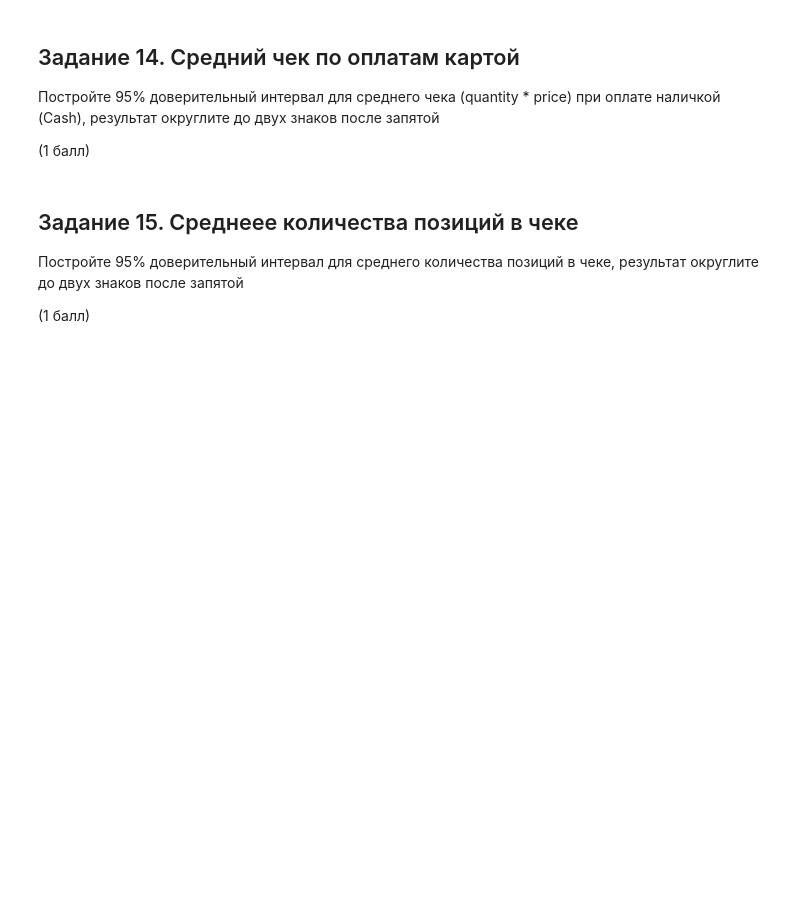
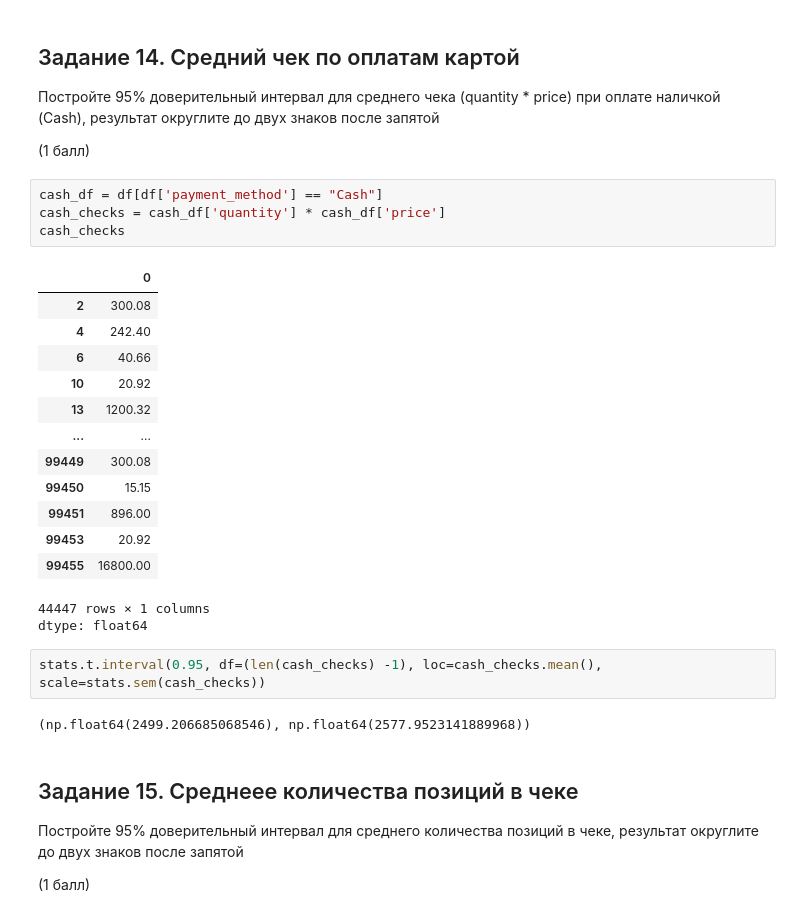
Before and after one commit to semwett0301/stat-ml-labs, a Jupyter notebook: statistic-course/math_stat_2.ipynb, the cells around one changed output. Cells and saved outputs as stored; diff of their text form; blank space fills up the shorter version.

```diff
--- a/statistic-course/math_stat_2.ipynb
+++ b/statistic-course/math_stat_2.ipynb
@@ -469,6 +558,29 @@ df['invoice_date'] = pd.to_datetime(df['invoice_date'])
 Постройте 95% доверительный интервал для среднего чека (quantity * price) при оплате наличкой (Cash), результат округлите до двух знаков после запятой
 
 (1 балл)
+# %%
+cash_df = df[df['payment_method'] == "Cash"]
+cash_checks = cash_df['quantity'] * cash_df['price']
+cash_checks
+# %% [output]
+|  | 0 |
+| 2 | 300.08 |
+| 4 | 242.40 |
+| 6 | 40.66 |
+| 10 | 20.92 |
+| 13 | 1200.32 |
+| ... | ... |
+| 99449 | 300.08 |
+| 99450 | 15.15 |
+| 99451 | 896.00 |
+| 99453 | 20.92 |
+| 99455 | 16800.00 |
+44447 rows × 1 columns
+dtype: float64
+# %%
+stats.t.interval(0.95, df=(len(cash_checks) -1), loc=cash_checks.mean(), scale=stats.sem(cash_checks))
+# %% [output]
+(np.float64(2499.206685068546), np.float64(2577.9523141889968))
 # %% [markdown]
 ## Задание 15. Среднеее количества позиций в чеке
 
```
Also changed, not shown: parts of 9 cells of this notebook.
